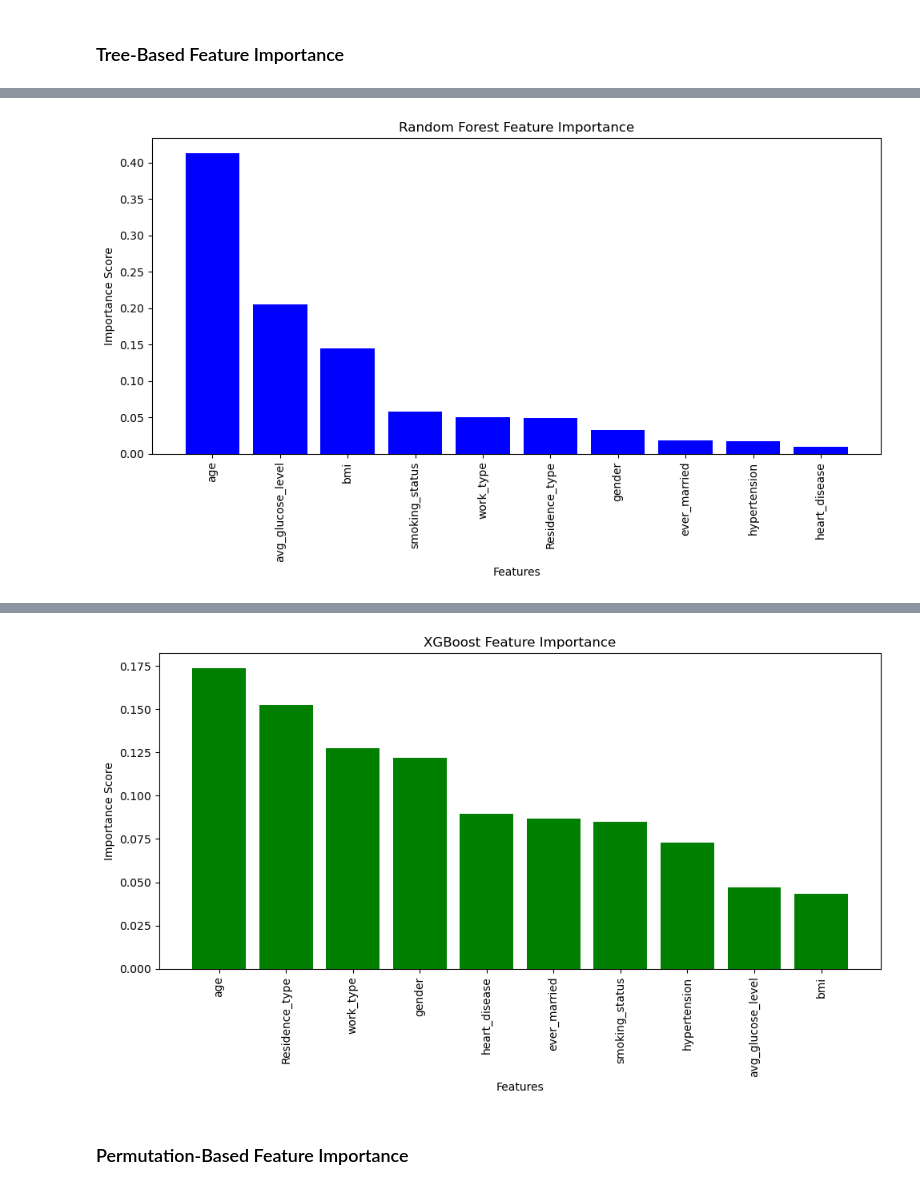
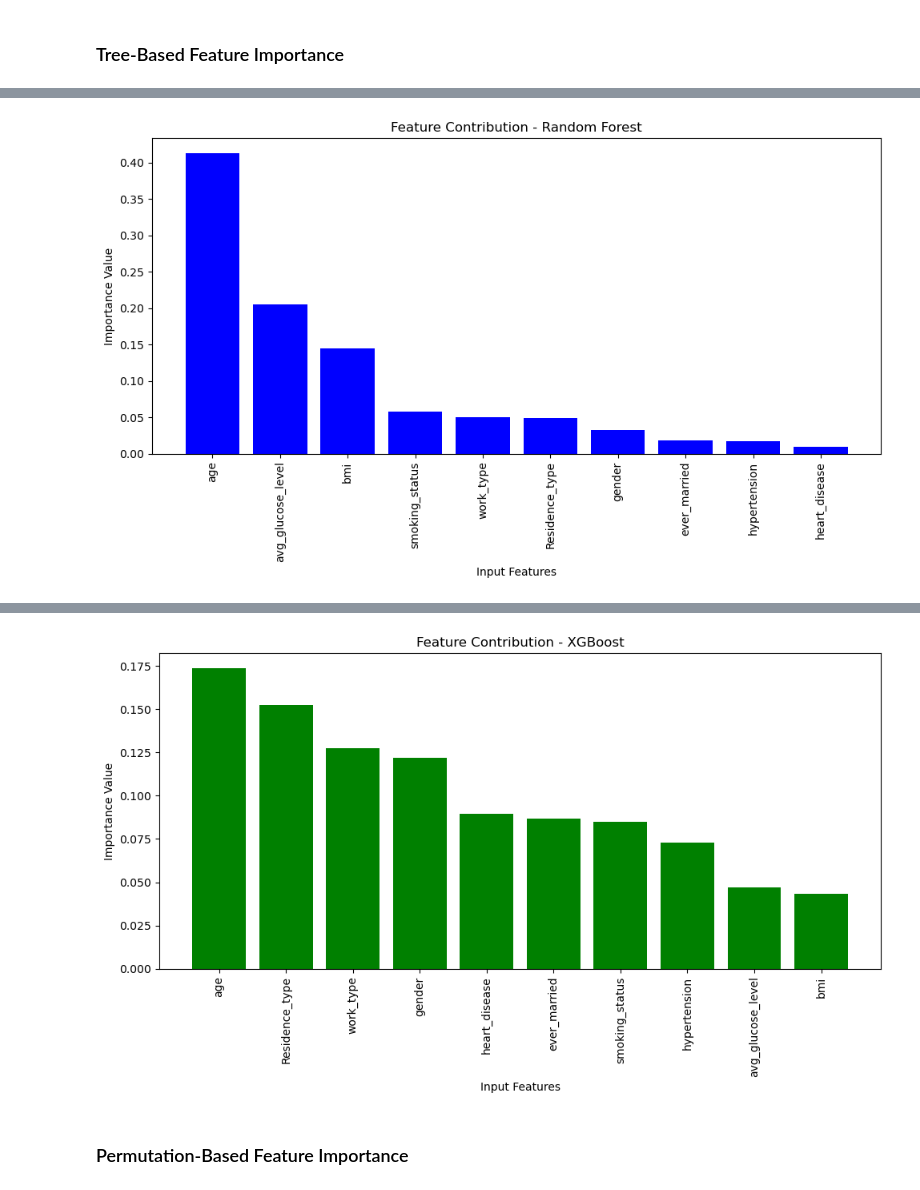
Before and after one commit to Shahedur23036883/Cerebral-Stroke-Prediction, a Jupyter notebook: cerebral_stroke_prediction_ipynb_real_ipynb2_ipynb_ff.ipynb, the cells around one changed output, grey strips where cells are left out. Cells and saved outputs as stored; diff of their text form; code cells hidden in the pictures.

```diff
--- a/cerebral_stroke_prediction_ipynb_real_ipynb2_ipynb_ff.ipynb
+++ b/cerebral_stroke_prediction_ipynb_real_ipynb2_ipynb_ff.ipynb
@@ -349,6 +314,7 @@ ax.axis('equal')
 # %%
 from sklearn.preprocessing import StandardScaler
-scaler = StandardScaler()
-X_train_resampled = scaler.fit_transform(X_train_resampled)
-X_valid = scaler.transform(X_valid)
-X_test = scaler.transform(X_test)
+
+standardizer = StandardScaler()
+X_train_resampled = standardizer.fit_transform(X_train_resampled)
+X_valid = standardizer.transform(X_valid)
+X_test = standardizer.transform(X_test)
@@ -593,45 +565,45 @@ plt.show()
 # %% [markdown]
 ### Tree-Based Feature Importance
 # %%
-#9
-# Tree-Based Feature Importance for Random Forest and XGBoost
 import numpy as np
 import matplotlib.pyplot as plt
 
-# Feature names from the original dataset
+# Retrieve feature names from original dataset
 feature_names = clean_data.drop('stroke', axis=1).columns
 
-# Random Forest Feature Importance
-rf_importances = rf_model.feature_importances_
-rf_indices = np.argsort(rf_importances)[::-1]
-print("Random Forest Feature Ranking:")
-for i in rf_indices:
-    print(f"{feature_names[i]}: {rf_importances[i]:.4f}")
+# Random Forest: Calculate and sort feature importances
+rf_importances = random_forest.feature_importances_
+rf_sorted_idx = np.argsort(rf_importances)[::-1]
 
-# Plot RF feature importance
+print("Top features based on Random Forest importance:")
+for idx in rf_sorted_idx:
+    print(f"{feature_names[idx]} → {rf_importances[idx]:.4f}")
+
+# Visualize Random Forest feature importance
 plt.figure(figsize=(10, 6))
-plt.bar(range(len(rf_importances)), rf_importances[rf_indices], color='blue')
-plt.xticks(range(len(rf_importances)), [feature_names[i] for i in rf_indices], rotation=90)
-plt.title('Random Forest Feature Importance')
-plt.xlabel('Features')
-plt.ylabel('Importance Score')
+plt.bar(range(len(rf_importances)), rf_importances[rf_sorted_idx], color='blue')
+plt.xticks(range(len(rf_importances)), [feature_names[i] for i in rf_sorted_idx], rotation=90)
+plt.title('Feature Contribution - Random Forest')
+plt.xlabel('Input Features')
+plt.ylabel('Importance Value')
 plt.tight_layout()
 plt.show()
 
-# XGBoost Feature Importance
-xgb_importances = xgb_model.feature_importances_
-xgb_indices = np.argsort(xgb_importances)[::-1]
-print("XGBoost Feature Ranking:")
-for i in xgb_indices:
-    print(f"{feature_names[i]}: {xgb_importances[i]:.4f}")
+# XGBoost: Calculate and sort feature importances
+xgb_importances = boosted_clf.feature_importances_
+xgb_sorted_idx = np.argsort(xgb_importances)[::-1]
 
-# Plot XGB feature importance
+print("Top features based on XGBoost importance:")
+for idx in xgb_sorted_idx:
+    print(f"{feature_names[idx]} → {xgb_importances[idx]:.4f}")
+
+# Visualize XGBoost feature importance
 plt.figure(figsize=(10, 6))
-plt.bar(range(len(xgb_importances)), xgb_importances[xgb_indices], color='green')
-plt.xticks(range(len(xgb_importances)), [feature_names[i] for i in xgb_indices], rotation=90)
-plt.title('XGBoost Feature Importance')
-plt.xlabel('Features')
-plt.ylabel('Importance Score')
+plt.bar(range(len(xgb_importances)), xgb_importances[xgb_sorted_idx], color='green')
+plt.xticks(range(len(xgb_importances)), [feature_names[i] for i in xgb_sorted_idx], rotation=90)
+plt.title('Feature Contribution - XGBoost')
+plt.xlabel('Input Features')
+plt.ylabel('Importance Value')
 plt.tight_layout()
 plt.show()
 # %% [output]
@@ -649 +621 @@ heart_disease: 0.0100
-[figure, old version]
+[figure, new version]
@@ -661,4 +633,4 @@ bmi: 0.0435
-[figure, old version]
+[figure, new version]
 # %% [markdown]
 ### Permutation-Based Feature Importance
 # %%
```
Also changed, not shown: parts of 28 cells of this notebook.
